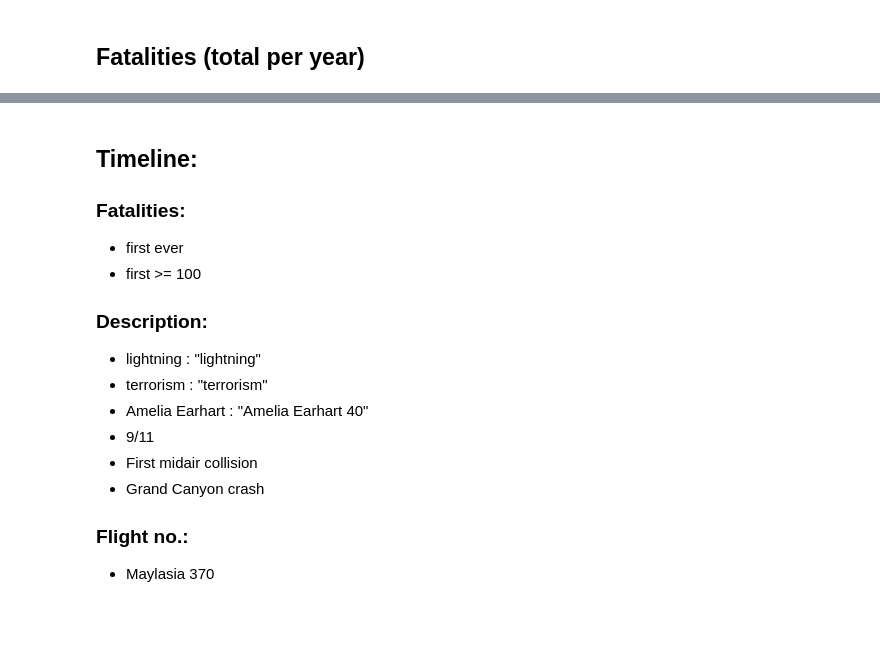
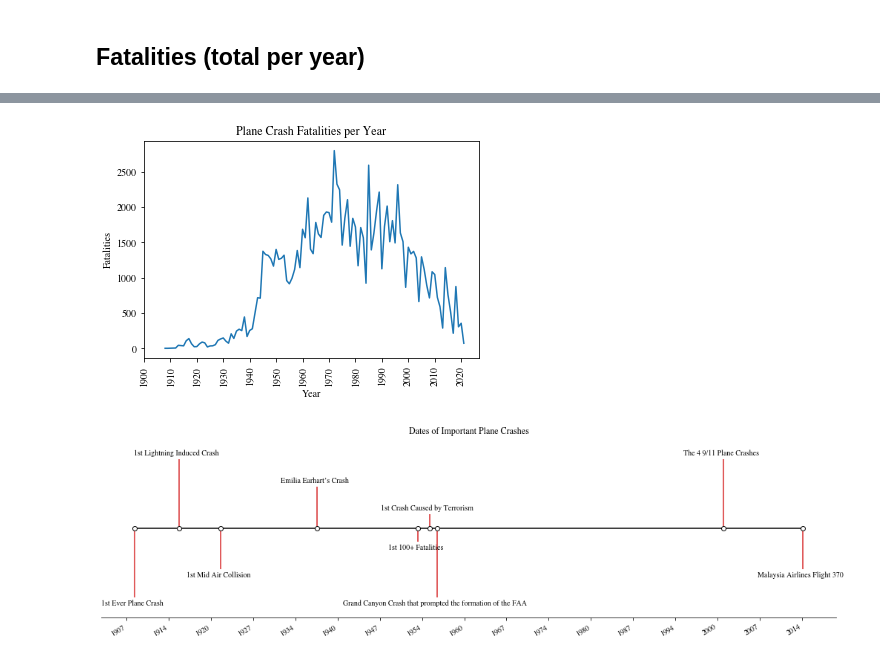
Before and after one commit to bgrantBoards/midterm-keanu-ben, a Jupyter notebook: notebook.ipynb, the cells around one changed output, grey strips where cells are left out. Cells and saved outputs as stored; diff of their text form; code cells hidden in the pictures; blank space fills up the shorter version.

```diff
--- a/notebook.ipynb
+++ b/notebook.ipynb
@@ -156,17 +197,60 @@ plt.show()
-# %% [markdown]
-## Timeline:
-
-### Fatalities:
-- first ever
-- first >= 100
-
-### Description:
-- lightning : "lightning"
-- terrorism : "terrorism"
-- Amelia Earhart : "Amelia Earhart 40"
-- 9/11
-- First midair collision
-- Grand Canyon crash
-
-### Flight no.:
-- Maylasia 370
+# %%
+plt.plot(fatalities_by_year.keys(), fatalities_by_year.values())
+
+# Plot labeling
+plt.title("Plane Crash Fatalities per Year")
+plt.ylabel("Fatalities")
+plt.xlabel("Year")
+plt.xticks(range(1900, 2021, 10), rotation='vertical')
+
+plt.show()
+# %% [output]
+[figure, added]
+# %%
+# Hard Code for Timeline:
+
+names = ['1st Ever Plane Crash', '1st Lightning Induced Crash',
+         '1st Mid Air Collision', 'Emilia Earhart’s Crash',
+         '1st 100+ Fatalities', '1st Crash Caused by Terrorism',
+         'Grand Canyon Crash that prompted the formation of the FAA',
+         'The 4 9/11 Plane Crashes', 'Malaysia Airlines Flight 370']
+dates = ['1908-09-17', '1915-09-03', '1922-04-07', '1937-07-02', '1953-06-18',
+         '1955-04-11', '1956-06-30', '2001-09-11', '2014-03-08']
+
+dates = [datetime.strptime(d, "%Y-%m-%d") for d in dates]
+
+levels = np.tile([-5, 5, -3, 3, -1, 1],
+                 int(np.ceil(len(dates)/6)))[:len(dates)]
+
+# Create figure and plot a stem plot with the date
+fig, ax = plt.subplots(figsize=(14, 4), constrained_layout=True)
+ax.set(title="Dates of Important Plane Crashes")
+
+markerline, stemline, baseline = ax.stem(dates, levels,
+                                         linefmt="C3-", basefmt="k-",
+                                         use_line_collection=True)
+
+plt.setp(markerline, mec="k", mfc="w", zorder=3)
+
+# Shift the markers to the baseline by replacing the y-data by zeros.
+markerline.set_ydata(np.zeros(len(dates)))
+
+# annotate lines
+vert = np.array(['top', 'bottom'])[(levels > 0).astype(int)]
+for d, l, r, va in zip(dates, levels, names, vert):
+    ax.annotate(r, xy=(d, l), xytext=(-3, np.sign(l)*3),
+                textcoords="offset points", va=va, ha="center")
+
+ax.get_xaxis().set_major_locator(mdates.MonthLocator(interval=80))
+ax.get_xaxis().set_major_formatter(mdates.DateFormatter("%Y"))
+plt.setp(ax.get_xticklabels(), rotation=30, ha="right")
+
+# remove y axis and spines
+ax.get_yaxis().set_visible(False)
+for spine in ["left", "top", "right"]:
+    ax.spines[spine].set_visible(False)
+
+ax.margins(y=0.15)
+plt.show()
+# %% [output]
+[figure, added]
```
Also changed, not shown: parts of 19 cells of this notebook.
